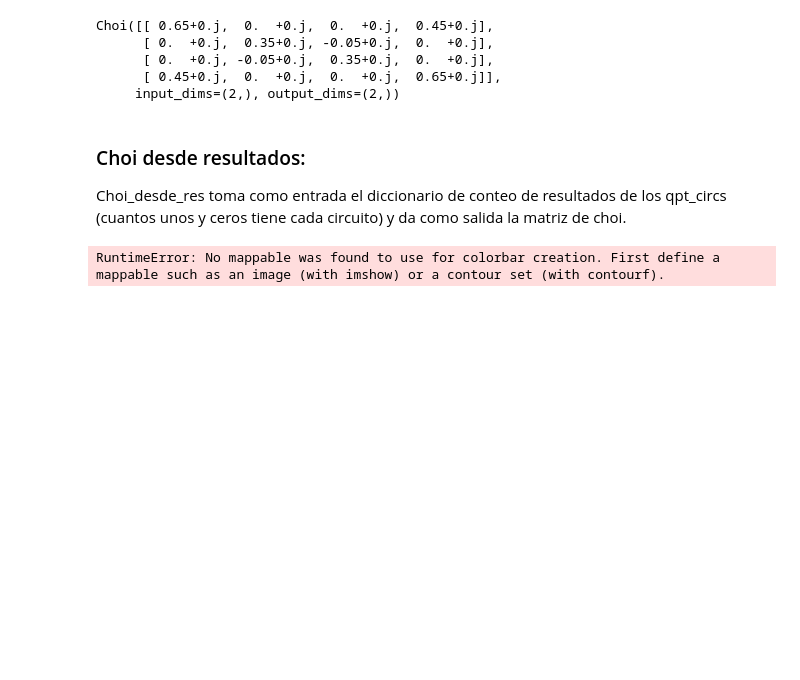
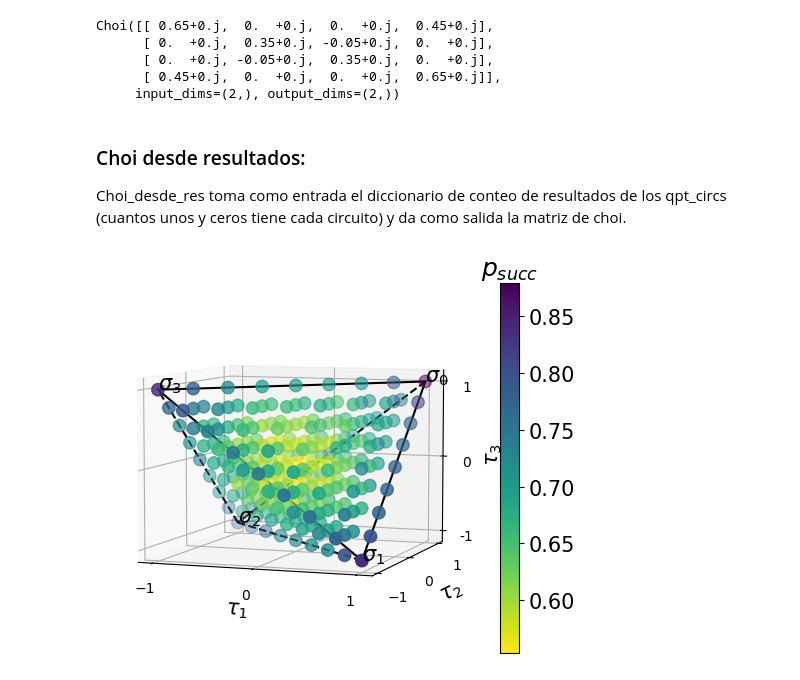
Before and after one commit to tbasile/Una-Rotacion-Parametrizada, a Jupyter notebook: Codigo/Fidelidades-Canales-Pauli.ipynb, the cells around one changed output. Cells and saved outputs as stored; diff of their text form; code cells hidden in the pictures; blank space fills up the shorter version.

```diff
--- a/Codigo/Fidelidades-Canales-Pauli.ipynb
+++ b/Codigo/Fidelidades-Canales-Pauli.ipynb
@@ -371,7 +373,10 @@ def fidelidades_diam(direction):
 fidelidades("Resultados/ibmq_lima-9puntos")
 fidelidades_diam("Resultados/ibmq_lima-9puntos")
 # %%
-%matplotlib qt
+import matplotlib.pyplot as plt
+import numpy as np
+
+%matplotlib inline
 import csv
 from matplotlib import cm
 def graficar(documento):
@@ -387,56 +392,57 @@ def graficar(documento):
     ax.plot([-1,1],[1,-1],[-1,-1],'k--')
     ax.plot([-1,-1],[1,-1],[-1,1],'k--')
     ax.plot([1,-1],[-1,-1],[-1,1],'k')
-#     plt.plot(0,0,0,'ko')
+    #     plt.plot(0,0,0,'ko')
 
-    ax.text(1,1,1,'$\sigma_0$',size=25)
-    ax.text(1,-1,-1,'$\sigma_1$',size=25)
-    ax.text(-1,1,-1,'$\sigma_2$',size=25)
-    ax.text(-1,-1,1,'$\sigma_3$',size=25)
+    ax.text(1,1,1,'$\sigma_0$',size=15)
+    ax.text(1,-1,-1,'$\sigma_1$',size=15)
+    ax.text(-1,1,-1,'$\sigma_2$',size=15)
+    ax.text(-1,-1,1,'$\sigma_3$',size=15)
 #     ax.text(0,0,0,'O',size=20)
 
-    ax.set_xlabel(r'$\tau_1$', fontsize=20)
-    ax.set_ylabel(r'$\tau_2$',fontsize=20)
+    ax.set_xlabel(r'$\tau_1$', fontsize=15)
+    ax.set_ylabel(r'$\tau_2$',fontsize=15)
 
-    plt.xticks([-1,0,1],fontsize=15)
-    plt.yticks([-1,0,1],fontsize=15)
+    plt.xticks([-1,0,1],fontsize=10)
+    plt.yticks([-1,0,1],fontsize=10)
     ax.set_zticks([-1, 0, 1])
-    ax.set_zticklabels([-1,0,1],fontsize=15)
-    ax.set_zlabel(r'$\tau_3$', fontsize=20, rotation = 0)
+    ax.set_zticklabels([-1,0,1],fontsize=10)
+    ax.set_zlabel(r'$\tau_3$', fontsize=15, rotation = 0)
 
 
     xs = []
     ys = []
     zs = []
     four= []
     for row in csvreader:
         if row[0] == 'lambda1':
             continue
         xs.append(float(row[0]))
         ys.append(float(row[1]))
         zs.append(float(row[2]))
         four.append(float(row[3]))
 
     colors = cm.viridis_r((np.array(four)-min(four))/(max(four)-min(four)))
     colmap = cm.ScalarMappable(cmap=cm.viridis_r)
     colmap.set_array(four)
 
 
-    yg = ax.scatter(xs, ys, zs, c=colors, marker='o',s=200)
+    yg = ax.scatter(xs, ys, zs, c=colors, marker='o',s=80)
     cb = fig.colorbar(colmap)
     cb.ax.tick_params(labelsize=15)
 
-    cb.ax.set_title("$p_{succ}$",fontsize=25)
+    cb.ax.set_title("$p_{succ}$",fontsize=18)
+    ax.view_init(6,290)
+
 
 
 #         ax.plot(float(row[0]),float(row[1]),
 #                  float(row[2]),color=(float(row[-1]),float(row[-1]),
 #                                      0),marker='o')
 #         ax.pcolormesh(float(row[0]),float(row[1]),
 #                  float(row[2]),cmap = cm.Blues)
     plt.show()
+
 graficar('Resultados/ibmq_lima-9puntos/fidelidades_diam.csv')
+# %% [output]
+[figure, added]
-# %%
-c = plt.colorbar()
-# %% [output]
-RuntimeError: No mappable was found to use for colorbar creation. First define a mappable such as an image (with imshow) or a contour set (with contourf).
```
Also changed, not shown: parts of 2 cells of this notebook, 28 other files.
